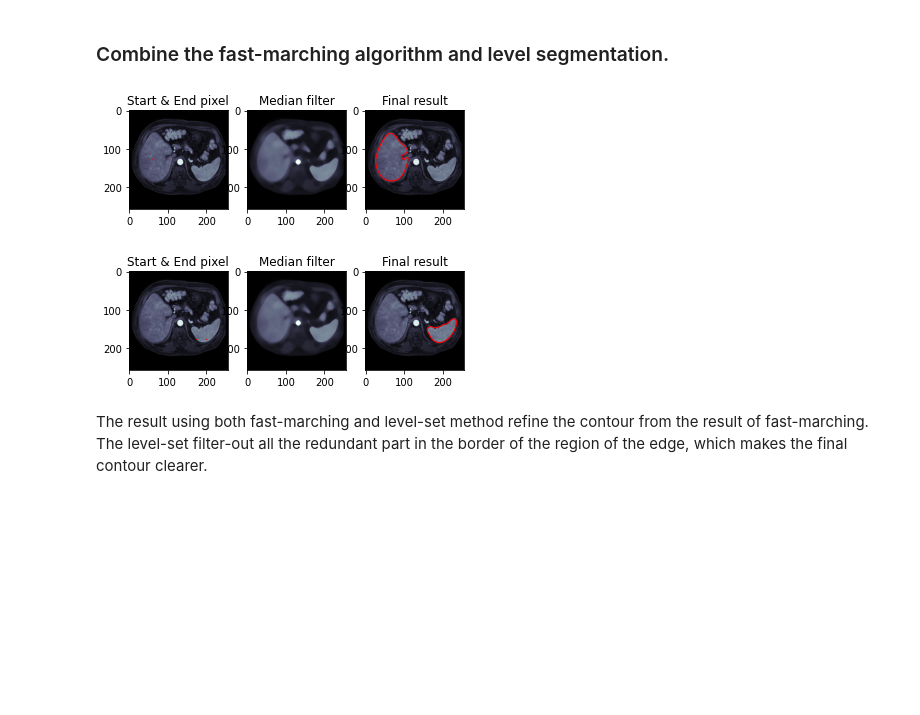
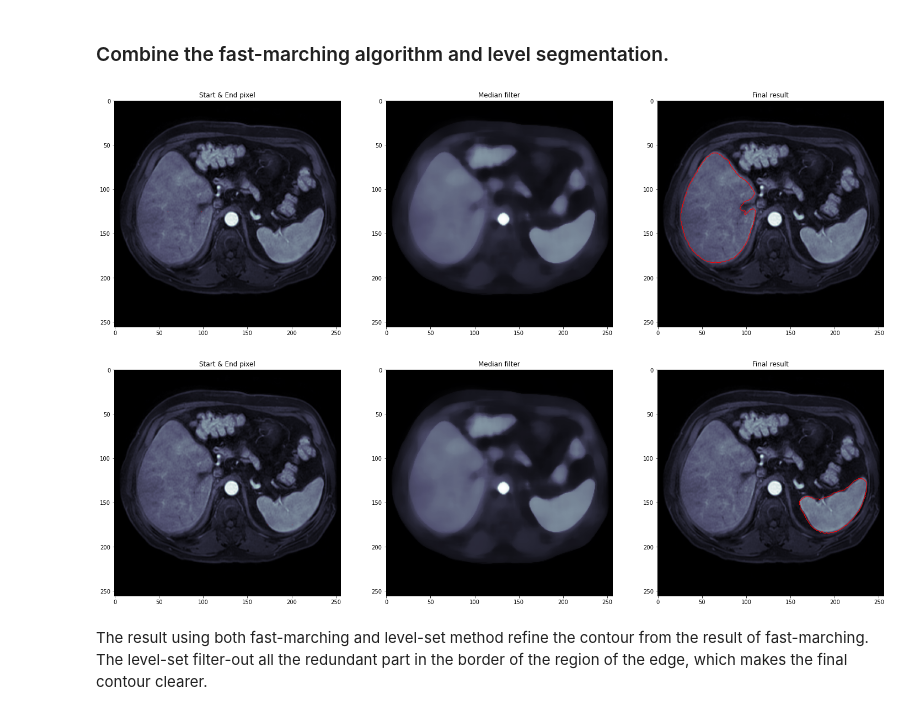
Before and after one commit to pambao1211/vgu-image-processing, a Jupyter notebook: Problem_Set_3.ipynb, the cells around one changed output. Saved outputs shown, nothing was run; the diff lists cells and outputs as text; code cells hidden in the pictures; blank space fills up the shorter version.

```diff
--- a/Problem_Set_3.ipynb
+++ b/Problem_Set_3.ipynb
@@ -449,21 +445,18 @@ def liver_segment(image, start, end):
 
     np.set_printoptions(threshold=np.inf, linewidth=140)
 
-    plt.subplot(1, 3, 1)
-    plt.imshow(image.pixel_array, cmap=plt.cm.bone)
-    plt.scatter((start[0], end[0]), (start[1], end[1]), c='r', s=0.1)
-    plt.title('Start & End pixel')
+    fig, axs = plt.subplots(1, 3 ,figsize=(25, 10))
 
-    plt.subplot(1, 3, 2)
-    plt.imshow(image_smooth, cmap=plt.cm.bone)
-    plt.title('Median filter')
+    axs[0].imshow(image.pixel_array, cmap=plt.cm.bone)
+    axs[0].scatter((start[0], end[0]), (start[1], end[1]), c='r', s=0.1)
+    axs[0].set_title('Start & End pixel')
 
-    plt.subplot(1, 3, 3)
-    plt.imshow(image.pixel_array, cmap=plt.cm.bone)
-    plt.contour(status, 1, colors='r', linewidths=[1])
-    plt.title('Final result')
+    axs[1].imshow(image_smooth, cmap=plt.cm.bone)
+    axs[1].set_title('Median filter')
 
-    plt.show()
+    axs[2].imshow(image.pixel_array, cmap=plt.cm.bone)
+    axs[2].contour(status, 1, colors='r', linewidths=[1])
+    axs[2].set_title('Final result')
 
 if __name__ == '__main__':
     liver_image = dcm.dcmread('drive/MyDrive/MIP Resource/phase1/img0064.dcm')
@@ -702,46 +695,43 @@ def liver_segment(image, start, end):
 
     # np.set_printoptions(threshold=np.inf, linewidth=140)
 
     # Level-set method take the result form fast-marching method and improving the result
     dt = 1
     iteration = 20
     tuning_array = tuning_fun(image_smooth)
     for i in range(iteration):
         dphi = gradient(status)
         dphi_norm = norm(dphi)
         dphi_t = tuning_array * dphi_norm
         status = status + dt * dphi_t
 
-    plt.subplot(1, 3, 1)
-    plt.imshow(image.pixel_array, cmap=plt.cm.bone)
-    plt.scatter((start[0], end[0]), (start[1], end[1]), c='r', s=0.1)
-    plt.title('Start & End pixel')
+    fig, axs = plt.subplots(1, 3 ,figsize=(25, 10))
 
-    plt.subplot(1, 3, 2)
-    plt.imshow(image_smooth, cmap=plt.cm.bone)
-    plt.title('Median filter')
+    axs[0].imshow(image.pixel_array, cmap=plt.cm.bone)
+    axs[0].scatter((start[0], end[0]), (start[1], end[1]), c='r', s=0.1)
+    axs[0].set_title('Start & End pixel')
 
-    plt.subplot(1, 3, 3)
-    plt.imshow(image.pixel_array, cmap=plt.cm.bone)
-    plt.contour(status, 1, colors='r', linewidths=[1])
-    plt.title('Final result')
+    axs[1].imshow(image_smooth, cmap=plt.cm.bone)
+    axs[1].set_title('Median filter')
 
-    plt.show()
+    axs[2].imshow(image.pixel_array, cmap=plt.cm.bone)
+    axs[2].contour(status, 1, colors='r', linewidths=[1])
+    axs[2].set_title('Final result')
 
 
 if __name__ == '__main__':
     liver_image = dcm.dcmread('drive/MyDrive/MIP Resource/phase1/img0064.dcm')
 
     start_right = (200, 175)
     end_right = (173, 175)
 
     start_left = (60, 125)
     end_left = (98, 125)
 
     liver_segment(liver_image, start_left, end_left)
     liver_segment(liver_image, start_right, end_right)
 # %% [output]
-[figure, old version]
+[figure, new version]
-[figure, old version]
+[figure, new version]
 # %% [markdown]
 The result using both fast-marching and level-set method refine the contour from the result of fast-marching. The level-set filter-out all the redundant part in the border of the region of the edge, which makes the final contour clearer.
```
Also changed, not shown: parts of 2 cells of this notebook.
